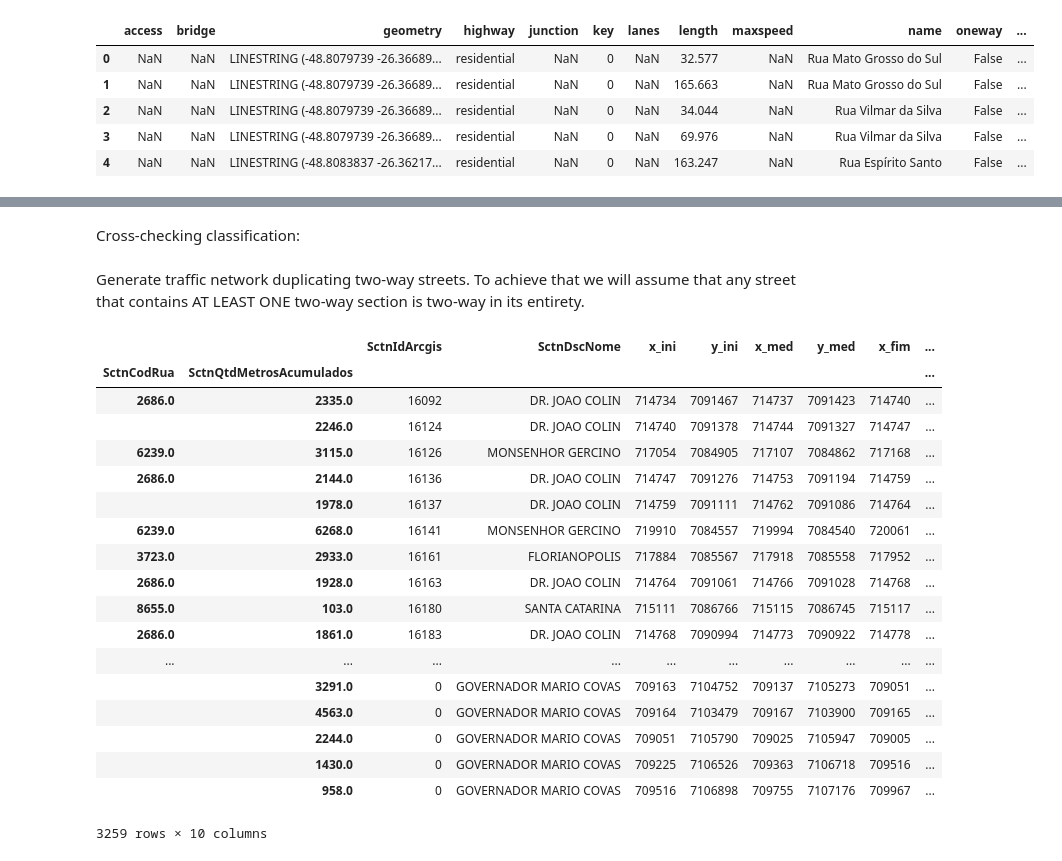
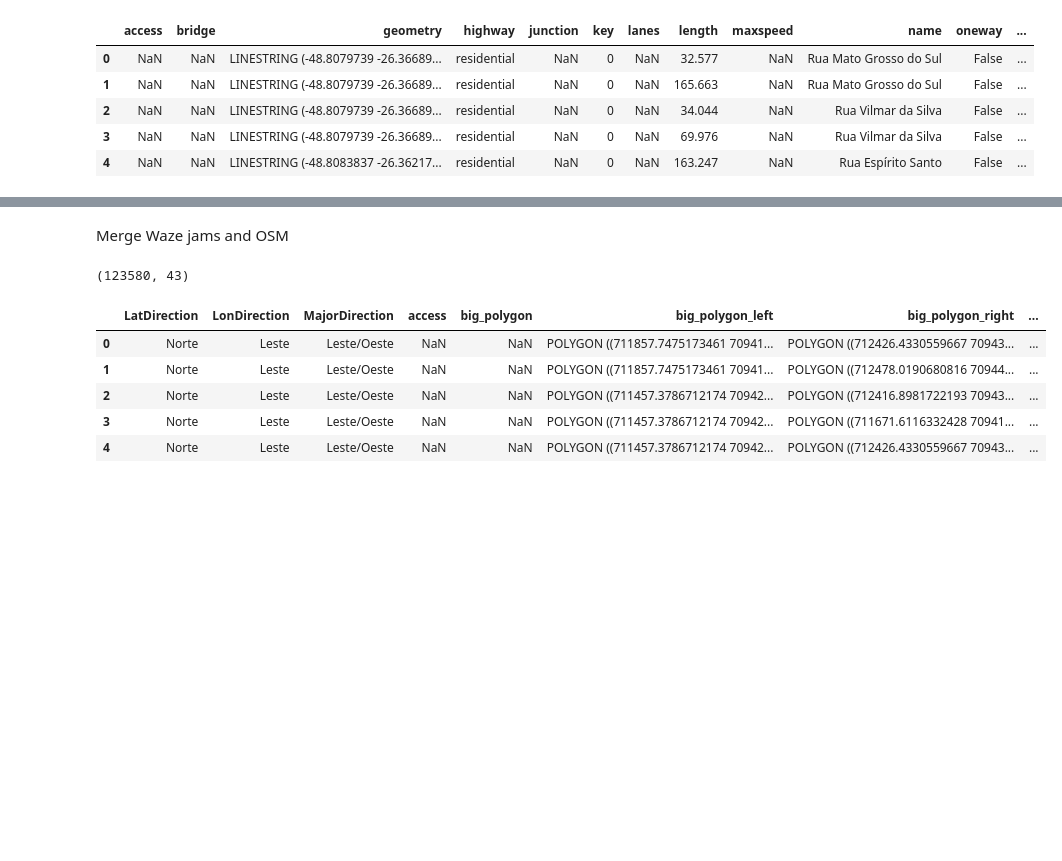
Before and after one commit to pmj-sepud/Joinville-Smart-Mobility, a Jupyter notebook: notebooks/reports/201804-GabrielBogo_BuildTrafficNetwork.ipynb, the cells around one changed output, grey strips where cells are left out. Saved outputs shown, nothing was run; the diff lists cells and outputs as text; code cells hidden in the pictures; blank space fills up the shorter version.

```diff
--- a/notebooks/reports/201804-GabrielBogo_BuildTrafficNetwork.ipynb
+++ b/notebooks/reports/201804-GabrielBogo_BuildTrafficNetwork.ipynb
@@ -178,2 +150,0 @@ df_waze_directions.head()
-# %% [markdown]
-Cross-checking classification:
@@ -185,26 +151,15 @@ directions_gb.to_csv(project_dir + "/data/interim/od/check_sentidos.csv")
-# %% [markdown]
-Generate traffic network duplicating two-way streets. To achieve that we will assume that any street that contains AT LEAST ONE two-way section is two-way in its entirety.
-# %%
-un_network_join = un_network.join(df_waze_directions["way"])
-un_network_join.groupby("SctnDscNome").agg(lambda x: "two_way" in x["way"])
-un_network
-# %% [output]
-|  |  | SctnIdArcgis | SctnDscNome | x_ini | y_ini | x_med | y_med | x_fim | ... |
-| SctnCodRua | SctnQtdMetrosAcumulados |  |  |  |  |  |  |  | ... |
-| 2686.0 | 2335.0 | 16092 | DR. JOAO COLIN | 714734 | 7091467 | 714737 | 7091423 | 714740 | ... |
-|  | 2246.0 | 16124 | DR. JOAO COLIN | 714740 | 7091378 | 714744 | 7091327 | 714747 | ... |
-| 6239.0 | 3115.0 | 16126 | MONSENHOR GERCINO | 717054 | 7084905 | 717107 | 7084862 | 717168 | ... |
-| 2686.0 | 2144.0 | 16136 | DR. JOAO COLIN | 714747 | 7091276 | 714753 | 7091194 | 714759 | ... |
-|  | 1978.0 | 16137 | DR. JOAO COLIN | 714759 | 7091111 | 714762 | 7091086 | 714764 | ... |
-| 6239.0 | 6268.0 | 16141 | MONSENHOR GERCINO | 719910 | 7084557 | 719994 | 7084540 | 720061 | ... |
-| 3723.0 | 2933.0 | 16161 | FLORIANOPOLIS | 717884 | 7085567 | 717918 | 7085558 | 717952 | ... |
-| 2686.0 | 1928.0 | 16163 | DR. JOAO COLIN | 714764 | 7091061 | 714766 | 7091028 | 714768 | ... |
-| 8655.0 | 103.0 | 16180 | SANTA CATARINA | 715111 | 7086766 | 715115 | 7086745 | 715117 | ... |
-| 2686.0 | 1861.0 | 16183 | DR. JOAO COLIN | 714768 | 7090994 | 714773 | 7090922 | 714778 | ... |
-| ... | ... | ... | ... | ... | ... | ... | ... | ... | ... |
-|  | 3291.0 | 0 | GOVERNADOR MARIO COVAS | 709163 | 7104752 | 709137 | 7105273 | 709051 | ... |
-|  | 4563.0 | 0 | GOVERNADOR MARIO COVAS | 709164 | 7103479 | 709167 | 7103900 | 709165 | ... |
-|  | 2244.0 | 0 | GOVERNADOR MARIO COVAS | 709051 | 7105790 | 709025 | 7105947 | 709005 | ... |
-|  | 1430.0 | 0 | GOVERNADOR MARIO COVAS | 709225 | 7106526 | 709363 | 7106718 | 709516 | ... |
-|  | 958.0 | 0 | GOVERNADOR MARIO COVAS | 709516 | 7106898 | 709755 | 7107176 | 709967 | ... |
-3259 rows × 10 columns
+# %% [markdown]
+Merge Waze jams and OSM
+# %%
+importlib.reload(processing_func)
+allocated_jams = processing_func.allocate_jams(geo_jams, major_gdf_edges, small_buffer=10, big_buffer=20, network_directional=True)
+display(allocated_jams.shape)
+display(allocated_jams.head())
+# %% [output]
+(123580, 43)
+|  | LatDirection | LonDirection | MajorDirection | access | big_polygon | big_polygon_left | big_polygon_right | ... |
+| 0 | Norte | Leste | Leste/Oeste | NaN | NaN | POLYGON ((711857.7475173461 70941... | POLYGON ((712426.4330559667 70943... | ... |
+| 1 | Norte | Leste | Leste/Oeste | NaN | NaN | POLYGON ((711857.7475173461 70941... | POLYGON ((712478.0190680816 70944... | ... |
+| 2 | Norte | Leste | Leste/Oeste | NaN | NaN | POLYGON ((711457.3786712174 70942... | POLYGON ((712416.8981722193 70943... | ... |
+| 3 | Norte | Leste | Leste/Oeste | NaN | NaN | POLYGON ((711457.3786712174 70942... | POLYGON ((711671.6116332428 70941... | ... |
+| 4 | Norte | Leste | Leste/Oeste | NaN | NaN | POLYGON ((711457.3786712174 70942... | POLYGON ((712426.4330559667 70943... | ... |
```
Also changed, not shown: parts of 16 cells of this notebook, 1 other file.
